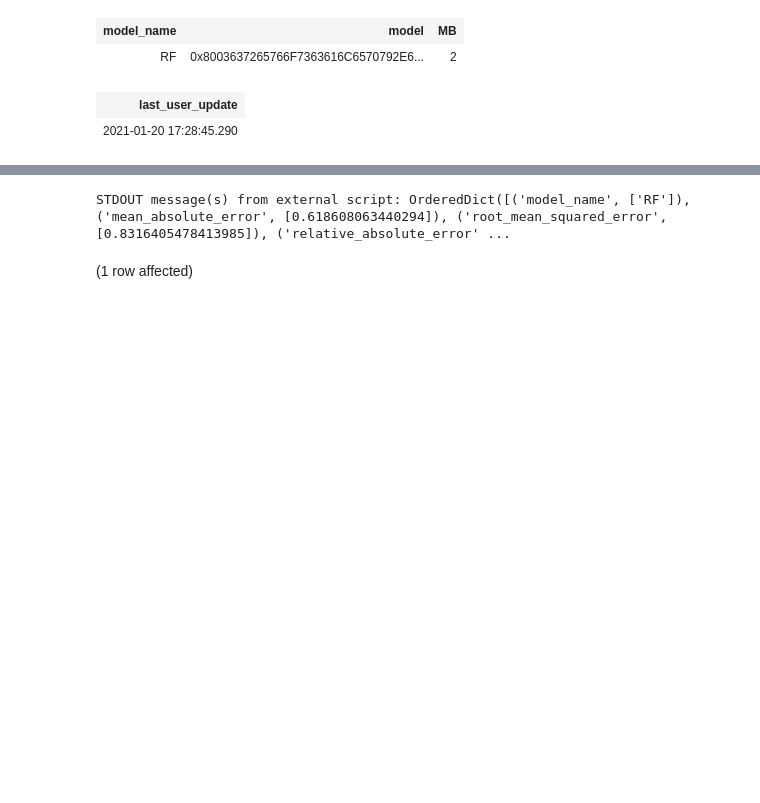
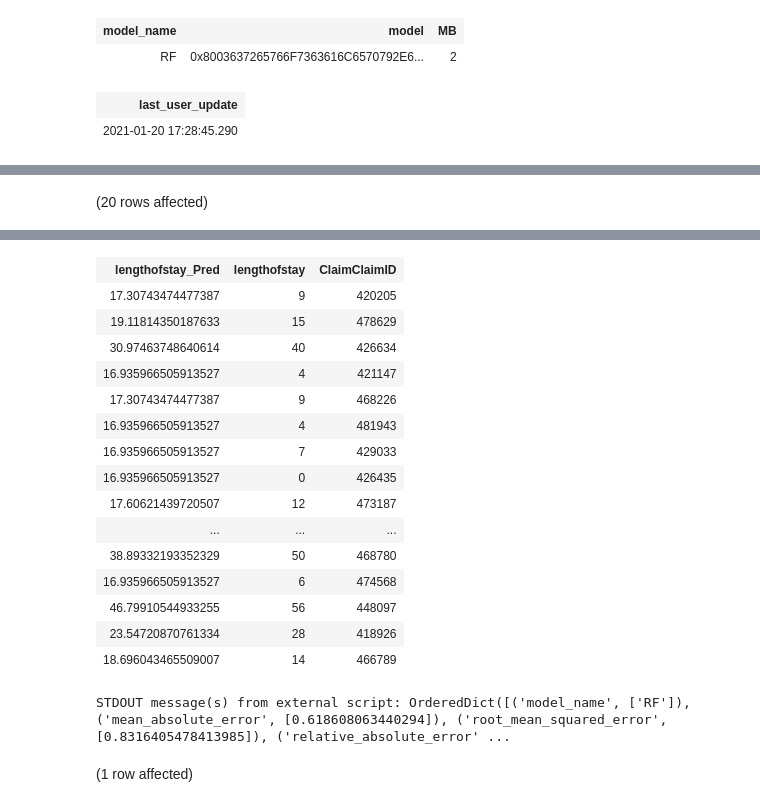
Before and after one commit to microsoft/r-server-hospital-length-of-stay, a Jupyter notebook: SQLPy/Claims/DbaHospitalLoSClaims.ipynb, the cells around one changed output, grey strips where cells are left out. Cells and saved outputs as stored; diff of their text form; code cells hidden in the pictures; blank space fills up the shorter version.

```diff
--- a/SQLPy/Claims/DbaHospitalLoSClaims.ipynb
+++ b/SQLPy/Claims/DbaHospitalLoSClaims.ipynb
@@ -133,0 +149,4 @@ Total execution time: 00:00:10.904
+# %%
+select top 20 * from Forest_Prediction
+# %% [output]
+(20 rows affected)
@@ -134,3 +154,19 @@ Total execution time: 00:00:10.904
+| lengthofstay_Pred | lengthofstay | ClaimClaimID |
+| 17.30743474477387 | 9 | 420205 |
+| 19.11814350187633 | 15 | 478629 |
+| 30.97463748640614 | 40 | 426634 |
+| 16.935966505913527 | 4 | 421147 |
+| 17.30743474477387 | 9 | 468226 |
+| 16.935966505913527 | 4 | 481943 |
+| 16.935966505913527 | 7 | 429033 |
+| 16.935966505913527 | 0 | 426435 |
+| 17.60621439720507 | 12 | 473187 |
+| ... | ... | ... |
+| 38.89332193352329 | 50 | 468780 |
+| 16.935966505913527 | 6 | 474568 |
+| 46.79910544933255 | 56 | 448097 |
+| 23.54720870761334 | 28 | 418926 |
+| 18.696043465509007 | 14 | 466789 |
 # %%
 exec [dbo].[evaluate] @model_name  = 'RF',	@predictions_table = 'Forest_Prediction';
 # %% [output]
```
Also changed, not shown: parts of 4 cells of this notebook, 1 other file.
